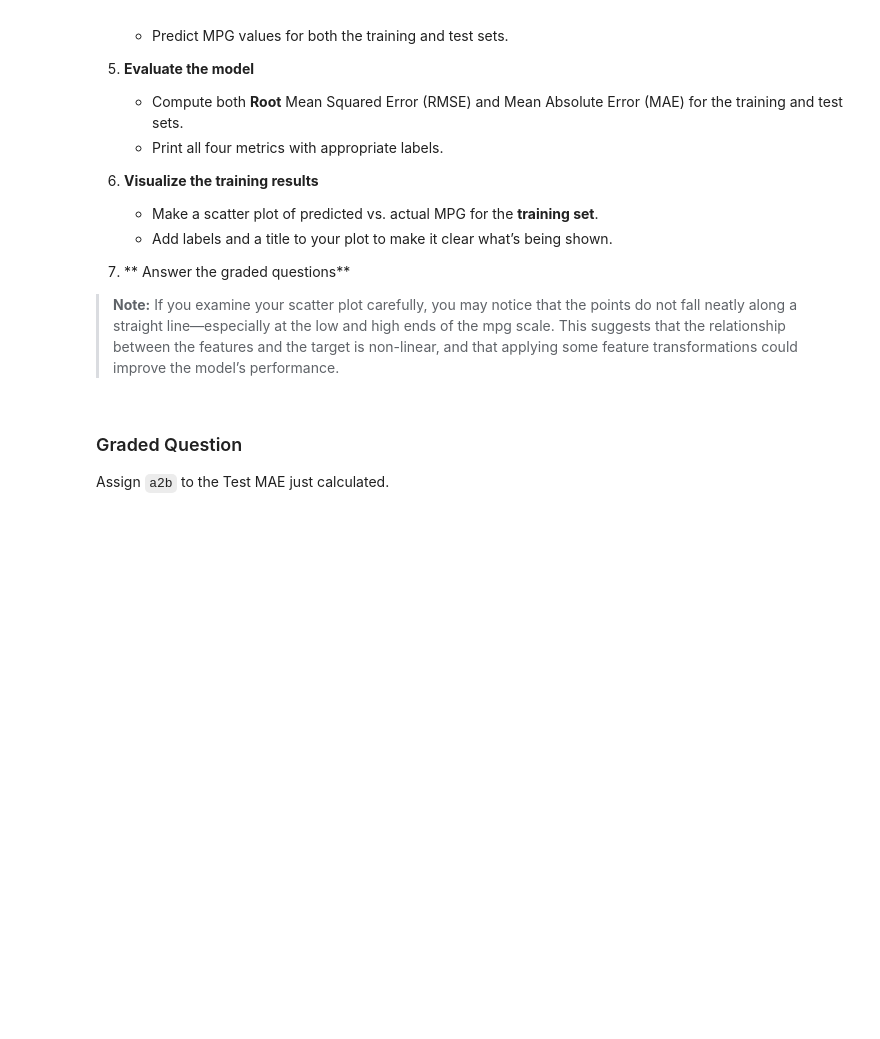
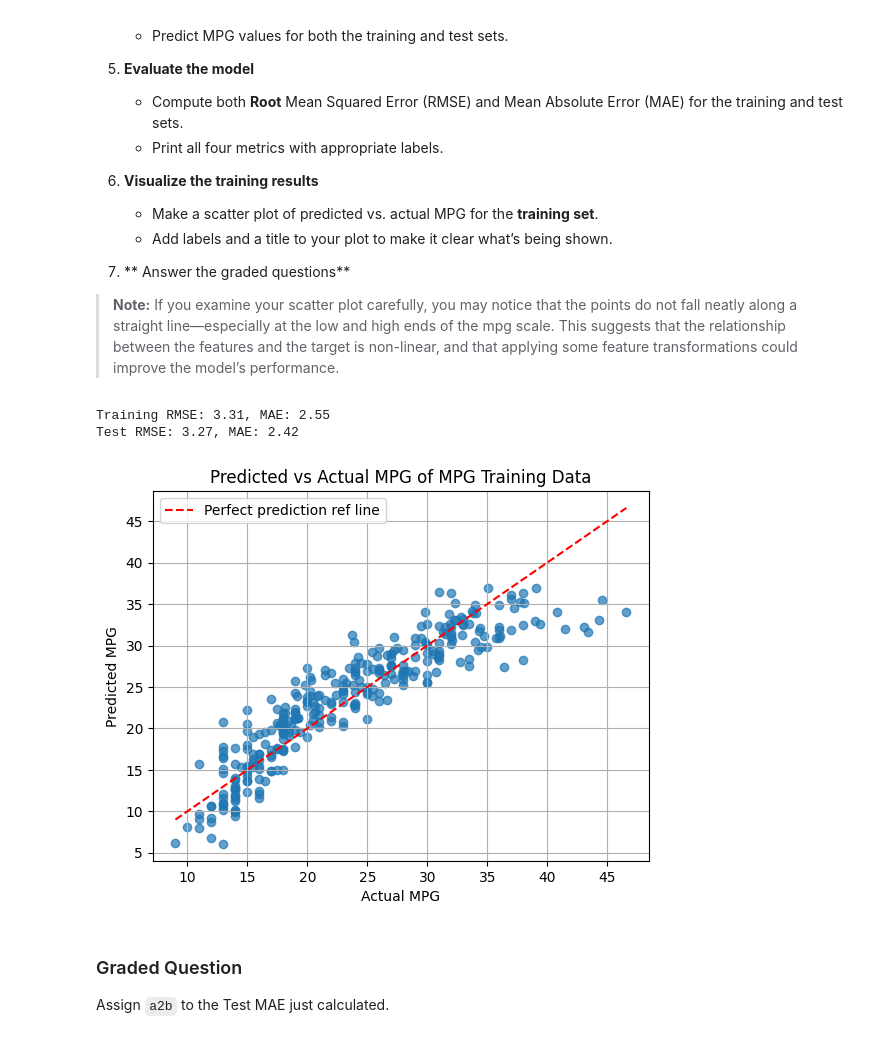
Before and after one commit to akmishra-1/Module-3-Assignments, a Jupyter notebook: Homework_03.ipynb, the cells around one changed output. Drawn from its saved outputs; the diff is of its cells as text; code cells hidden in the pictures; blank space fills up the shorter version.

```diff
--- a/Homework_03.ipynb
+++ b/Homework_03.ipynb
@@ -387,3 +426,5 @@ Before we can use the dataset for modeling, we need to address two issues:
 Hint: You can actually do the cleaning in one line using Pandas chaining methods. But two lines are fine :-).
 # %%
 # Your code here -- add additional cells if you wish
+df_mpg_cleaned = df_mpg.drop("car_name", axis=1).dropna(subset="horsepower")
+df_mpg_cleaned
@@ -443,6 +498,43 @@ In this part, you’ll build a baseline linear regression model to predict `mpg`
 >**Note:** If you examine your scatter plot carefully, you may notice that the points do not fall neatly along a straight line—especially at the low and high ends of the mpg scale. This suggests that the relationship between the features and the target is non-linear, and that applying some feature transformations could improve the model’s performance.
 # %%
 # Your code here; add as many cells as you need
+
+# Separate data
+X = df_mpg_cleaned.drop("mpg", axis=1)
+y = df_mpg_cleaned[["mpg"]]
+
+# split into training and testing
+X_train, X_test, y_train, y_test = train_test_split(X, y, test_size=0.2, random_state=random_seed)
+
+# linear model
+model = LinearRegression()
+model.fit(X_train, y_train)
+
+# predictions
+y_train_pred = model.predict(X_train)
+y_test_pred = model.predict(X_test)
+
+
+baseline_training_rmse = np.sqrt(mean_squared_error(y_train, y_train_pred))
+baseline_training_mae = mean_absolute_error(y_train, y_train_pred)
+print(f"Training RMSE: {baseline_training_rmse:.2f}, MAE: {baseline_training_mae:.2f}")
+
+baseline_test_rmse = np.sqrt(mean_squared_error(y_test, y_test_pred))
+baseline_test_mae = mean_absolute_error(y_test, y_test_pred)
+print(f"Test RMSE: {baseline_test_rmse:.2f}, MAE: {baseline_test_mae:.2f}")
+
+plt.scatter(y_train, y_train_pred, alpha=0.7)
+plt.plot([y_train.min(), y_train.max()], [y_train.min(), y_train.max()], 'r--', label="Perfect prediction ref line")
+plt.xlabel("Actual MPG")
+plt.ylabel("Predicted MPG")
+plt.title("Predicted vs Actual MPG of MPG Training Data")
+plt.legend()
+plt.grid(True)
+plt.show()
+# %% [output]
+Training RMSE: 3.31, MAE: 2.55
+Test RMSE: 3.27, MAE: 2.42
+[figure, added]
 # %% [markdown]
 ### Graded Question
 
```
Also changed, not shown: parts of 27 cells of this notebook.
